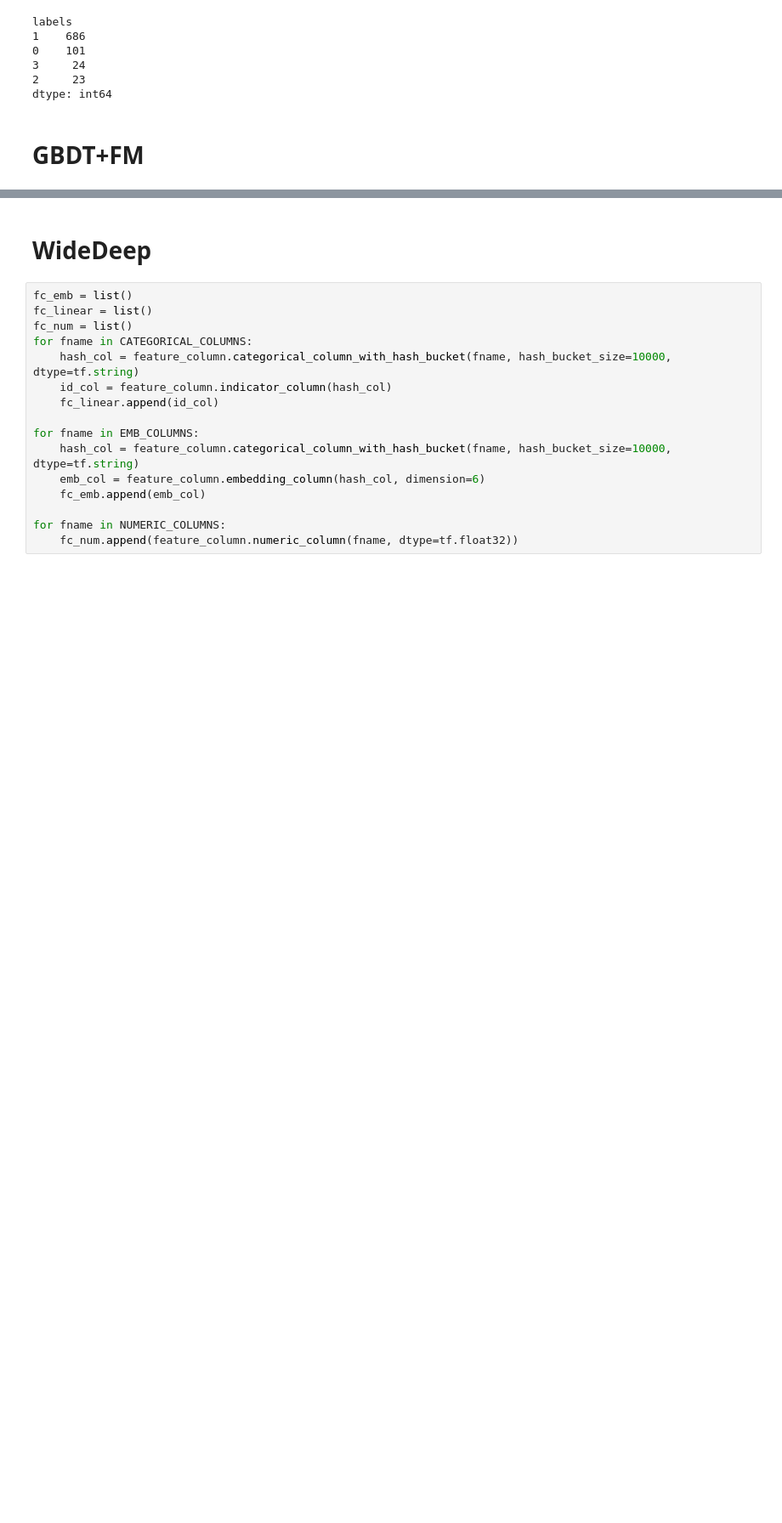
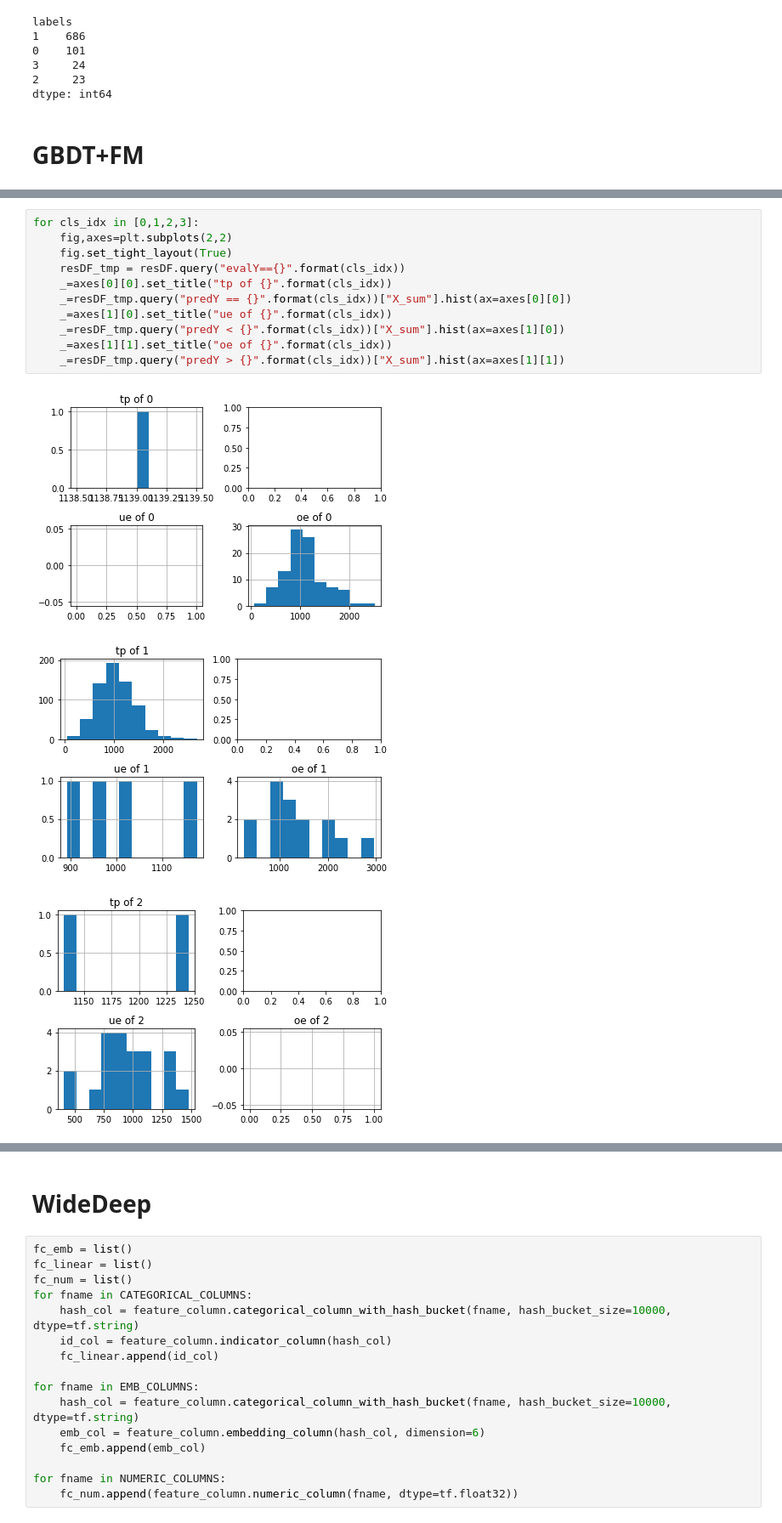
Before and after one commit to Zachary4biz/notebook_collection, a Jupyter notebook: VolumePredictionDemo.ipynb, the cells around one changed output, grey strips where cells are left out. Shown at 85% size. Saved outputs shown, nothing was run; the diff lists cells and outputs as text; blank space fills up the shorter version.

```diff
--- a/VolumePredictionDemo.ipynb
+++ b/VolumePredictionDemo.ipynb
@@ -608,0 +753,15 @@ probs.plot(kind='hist', bins=20, title='predicted probabilities')
+# %%
+for cls_idx in [0,1,2,3]:
+    fig,axes=plt.subplots(2,2)
+    fig.set_tight_layout(True)
+    resDF_tmp = resDF.query("evalY=={}".format(cls_idx))
+    _=axes[0][0].set_title("tp of {}".format(cls_idx))
+    _=resDF_tmp.query("predY == {}".format(cls_idx))["X_sum"].hist(ax=axes[0][0])
+    _=axes[1][0].set_title("ue of {}".format(cls_idx))
+    _=resDF_tmp.query("predY < {}".format(cls_idx))["X_sum"].hist(ax=axes[1][0])
+    _=axes[1][1].set_title("oe of {}".format(cls_idx))
+    _=resDF_tmp.query("predY > {}".format(cls_idx))["X_sum"].hist(ax=axes[1][1])
+# %% [output]
+[figure, added]
+[figure, added]
+[figure, added]
```
Also changed, not shown: parts of 20 cells of this notebook, 3 other files.
